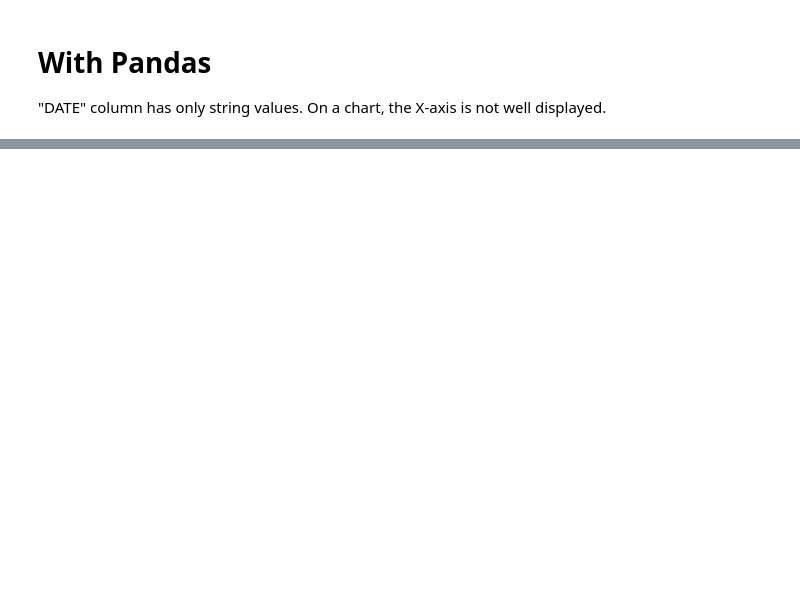
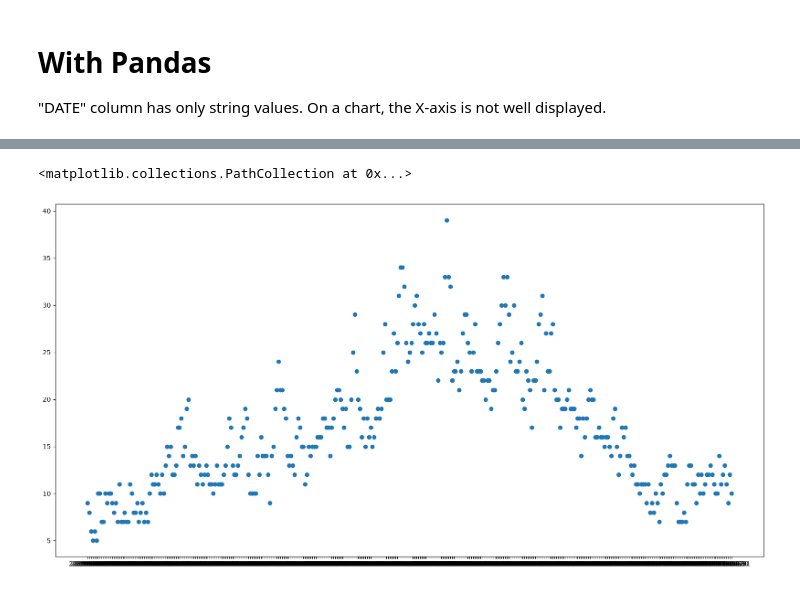
Before and after one commit to DorotheeCatry/python-basics-simplon, a Jupyter notebook: challenge/Python_2.17_dates.ipynb, the cells around one changed output, grey strips where cells are left out. Drawn from its saved outputs; the diff is of its cells as text; code cells hidden in the pictures; blank space fills up the shorter version.

```diff
--- a/challenge/Python_2.17_dates.ipynb
+++ b/challenge/Python_2.17_dates.ipynb
@@ -166,3 +198,6 @@ fig.show()
 [figure]
 # %%
 # Convert the "DATE" column into a datetime format, then display the same chart. Are ticks on X-axis better printed ?
+
+df = pd.read_csv("https://raw.githubusercontent.com/murpi/wilddata/master/quests/weather2019.csv")
+df
@@ -168,0 +218,6 @@ fig.show()
+# %%
+
+import pandas as pd
+
+df['DATE'] = pd.to_datetime(df["DATE"])
+df
@@ -169,2 +238,9 @@ fig.show()
+# %%
+fig, ax = plt.subplots(figsize=(20, 10))
+ax.scatter(x=df['DATE'],
+           y=df['MAX_TEMPERATURE_C'])
+# %% [output]
+<matplotlib.collections.PathCollection at 0x...>
+[figure, added]
 # %%
 # Display only rows for the month of June
```
Also changed, not shown: parts of 11 cells of this notebook.
